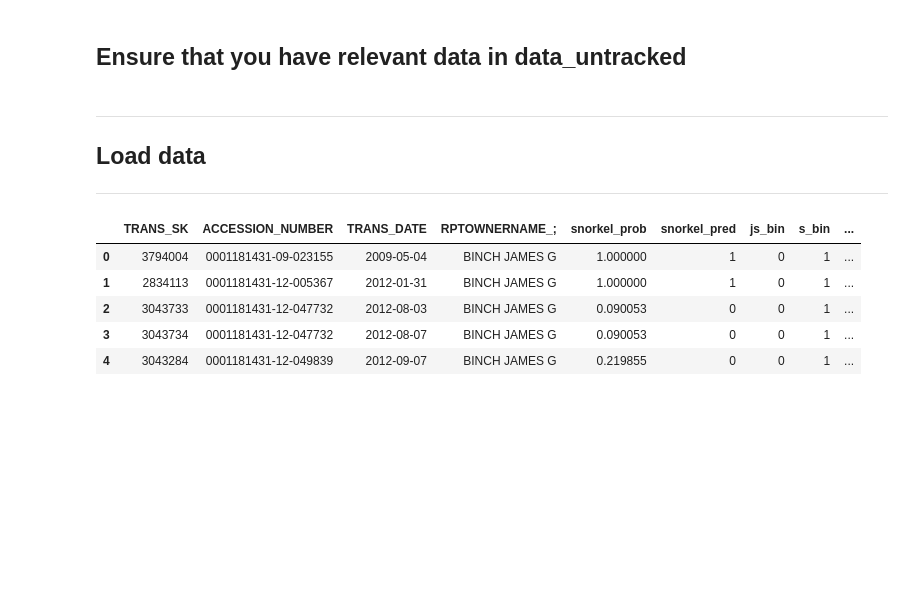
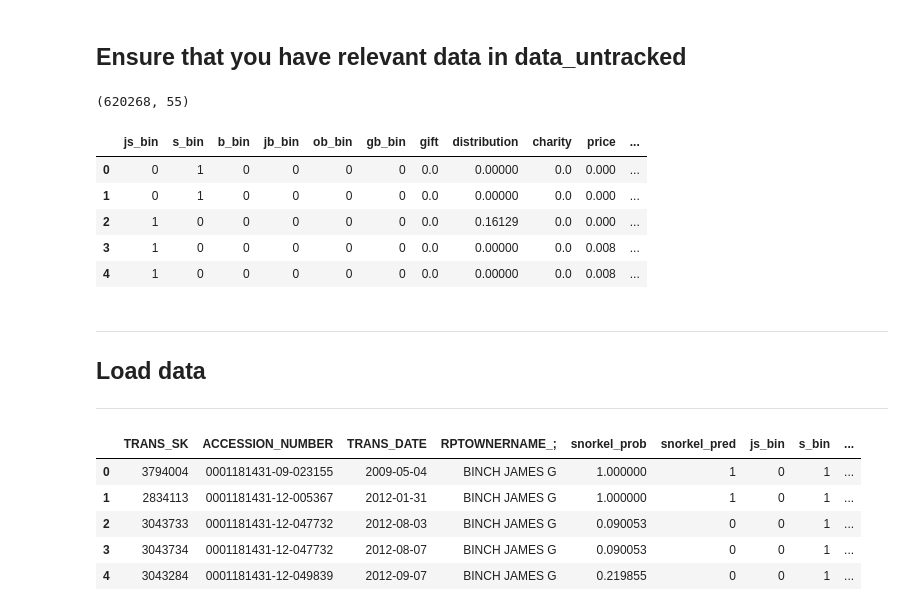
Before and after one commit to Blimperoo/DSA4263-Final-Insider-Trading, a Jupyter notebook: src/eda/eda_data.ipynb, the cells around one changed output. Saved outputs shown, nothing was run; the diff lists cells and outputs as text; code cells hidden in the pictures; blank space fills up the shorter version.

```diff
--- a/src/eda/eda_data.ipynb
+++ b/src/eda/eda_data.ipynb
@@ -20,6 +19,20 @@ from path_location import folder_location
 import warnings
 warnings.filterwarnings("ignore")
 pd.set_option('display.max_columns', None)
+# %%
+PROCESSED_FOLDER = folder_location.PROCESSED_DATA_FOLDER
+FEATURES_FILE = folder_location.FULL_FEATURES_FILE
+data = pd.read_csv(f'{PROCESSED_FOLDER}/testing_full_features.csv')
+print(data.shape)
+data.head()
+# %% [output]
+(620268, 55)
+|  | js_bin | s_bin | b_bin | jb_bin | ob_bin | gb_bin | gift | distribution | charity | price | ... |
+| 0 | 0 | 1 | 0 | 0 | 0 | 0 | 0.0 | 0.00000 | 0.0 | 0.000 | ... |
+| 1 | 0 | 1 | 0 | 0 | 0 | 0 | 0.0 | 0.00000 | 0.0 | 0.000 | ... |
+| 2 | 1 | 0 | 0 | 0 | 0 | 0 | 0.0 | 0.16129 | 0.0 | 0.000 | ... |
+| 3 | 1 | 0 | 0 | 0 | 0 | 0 | 0.0 | 0.00000 | 0.0 | 0.008 | ... |
+| 4 | 1 | 0 | 0 | 0 | 0 | 0 | 0.0 | 0.00000 | 0.0 | 0.008 | ... |
 # %% [markdown]
 ___
 ## Load data
```
Also changed, not shown: parts of 1 cell of this notebook, 1 other file.
